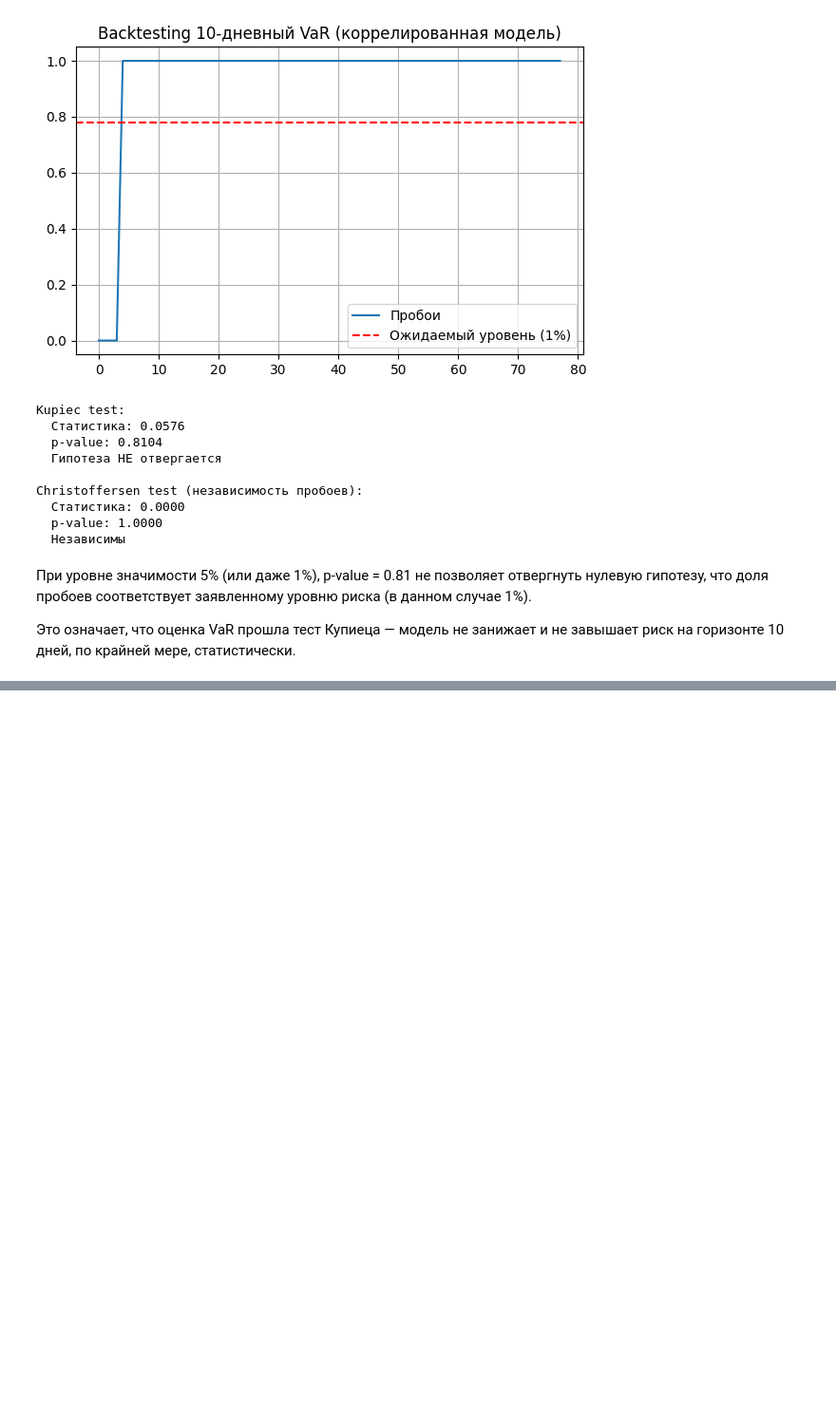
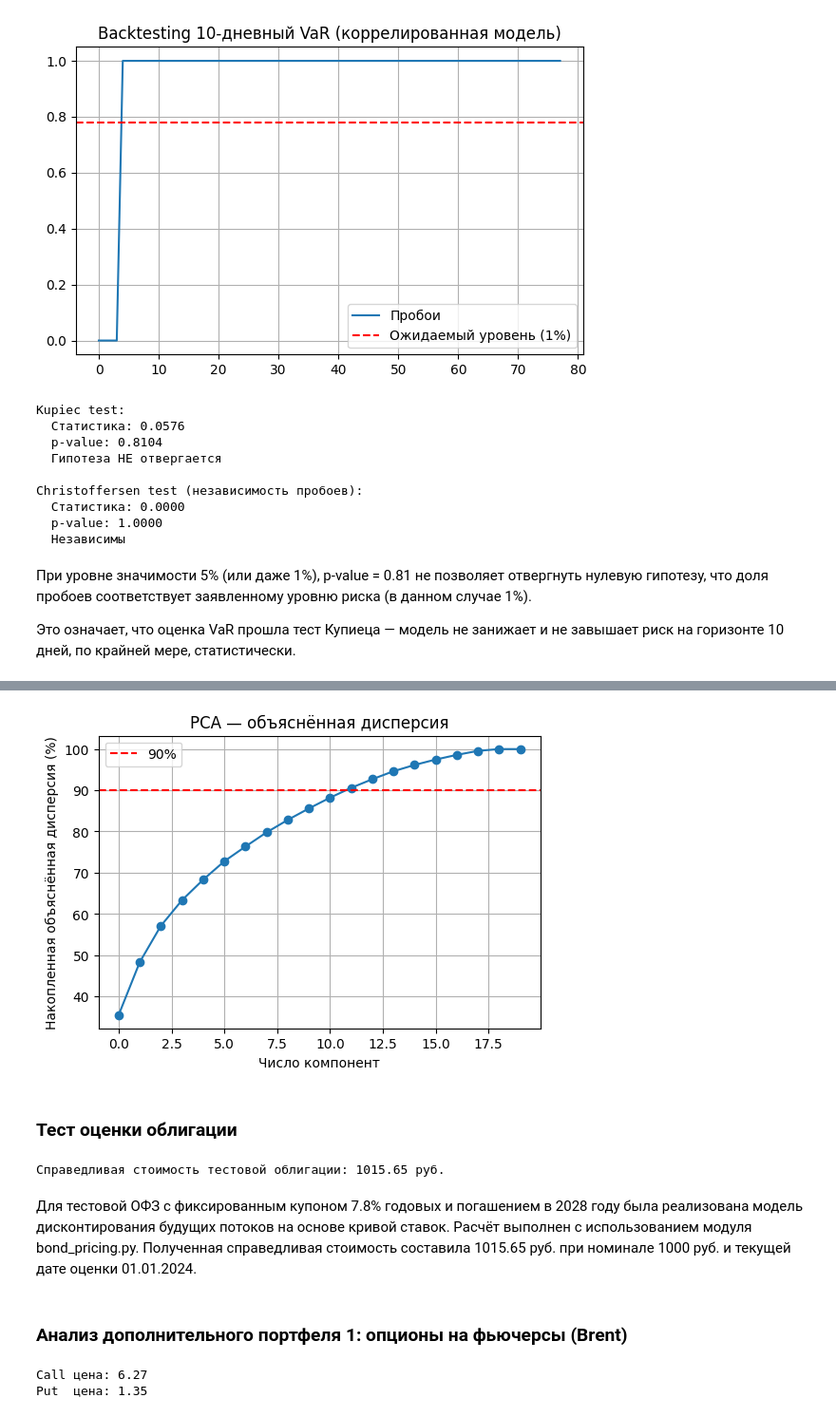
Before and after one commit to Astemlr/riskiskis, a Jupyter notebook: start.ipynb, the cells around one changed output, grey strips where cells are left out. Shown: that part at 95% size. Saved outputs shown, nothing was run; the diff lists cells and outputs as text; code cells hidden in the pictures; blank space fills up the shorter version.

```diff
--- a/start.ipynb
+++ b/start.ipynb
@@ -262,0 +329,78 @@ NameError: name 'pd' is not defined
+# %%
+from pca_analysis import run_pca_analysis
+
+factor_cols = [
+    'severstal', 'aeroflot', 'gazprom', 'lukoil', 'novatek',
+    'ozon', 'rosneft', 'sber', 'tatneft', 'yandex',
+    'SU26207RMFS9', 'SU26227RMFS7', 'SU26238RMFS4',
+    'SU26243RMFS4', 'SU25085RMFS0',
+    'brent', 'moex', 'rts', 'Евро', 'Доллар США'
+]
+
+pc_df, pca_model, loadings = run_pca_analysis(df, factor_cols, n_components=11)
+# %% [output]
+[figure, added]
+# %% [markdown]
+### Тест оценки облигации
+# %%
+from bond_pricing import price_bond
+
+# Параметры тестовой облигации
+issue_date = pd.Timestamp("2023-01-01")
+maturity_date = pd.Timestamp("2028-01-01")
+coupon_rate = 0.078  # 7.8% годовых
+nominal = 1_000
+coupon_frequency = 2  # выплаты 2 раза в год
+today = pd.Timestamp("2024-01-01")
+
+# Генерация графика выплат
+cashflow_dates = pd.date_range(start=issue_date, end=maturity_date, freq="6MS")
+cashflow_dates = cashflow_dates[cashflow_dates > today]
+
+coupon_payment = nominal * coupon_rate / coupon_frequency
+amounts = [coupon_payment] * (len(cashflow_dates) - 1) + [coupon_payment + nominal]
+
+cashflows = pd.DataFrame({
+    "date": cashflow_dates,
+    "amount": amounts
+})
+
+# Кривая ставок (примерная)
+durations = np.arange(0.5, 10.5, 0.5)
+rates = 0.07 + 0.01 * np.exp(-durations / 5)
+discount_curve = pd.Series(rates, index=durations)
+
+# Расчёт справедливой стоимости
+fair_price = price_bond(cashflows, discount_curve, today)
+print(f"Справедливая стоимость тестовой облигации: {fair_price:.2f} руб.")
+# %% [output]
+Справедливая стоимость тестовой облигации: 1015.65 руб.
+# %% [markdown]
+Для тестовой ОФЗ с фиксированным купоном 7.8% годовых и погашением в 2028 году была реализована модель дисконтирования будущих потоков на основе кривой ставок. Расчёт выполнен с использованием модуля bond_pricing.py. Полученная справедливая стоимость составила 1015.65 руб. при номинале 1000 руб. и текущей дате оценки 01.01.2024.
+# %% [markdown]
+### Анализ дополнительного портфеля 1: опционы на фьючерсы (Brent)
+# %%
+# Тест Black'76 на 2023-10-01
+from scipy.stats import norm
+import numpy as np
+
+def black76_price(F, K, T, sigma, r, option_type='call'):
+    d1 = (np.log(F/K)+(sigma**2)*T/2)/(sigma*np.sqrt(T))
+    d2 = d1 - sigma*np.sqrt(T)
+    df = np.exp(-r*T)
+    if option_type=='call':
+        return df*(F*norm.cdf(d1) - K*norm.cdf(d2))
+    else:
+        return df*(K*norm.cdf(-d2) - F*norm.cdf(-d1))
+
+# Параметры модели
+F = 85.0; K = 80.0; sigma = 0.20; r = 0.07; T = 0.25
+
+call_price = black76_price(F, K, T, sigma, r, 'call')
+put_price = black76_price(F, K, T, sigma, r, 'put')
+
+print(f"Call цена: {call_price:.2f}")
+print(f"Put  цена: {put_price:.2f}")
+# %% [output]
+Call цена: 6.27
+Put  цена: 1.35
```
Also changed, not shown: parts of 21 cells of this notebook, 7 other files.
